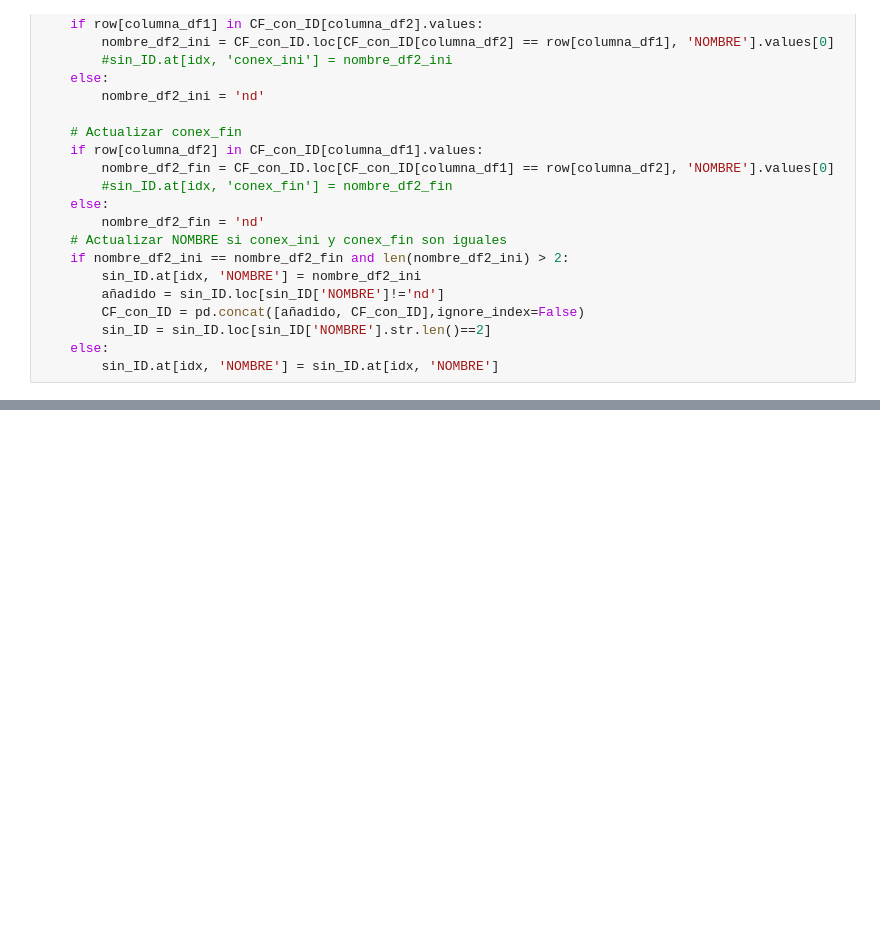
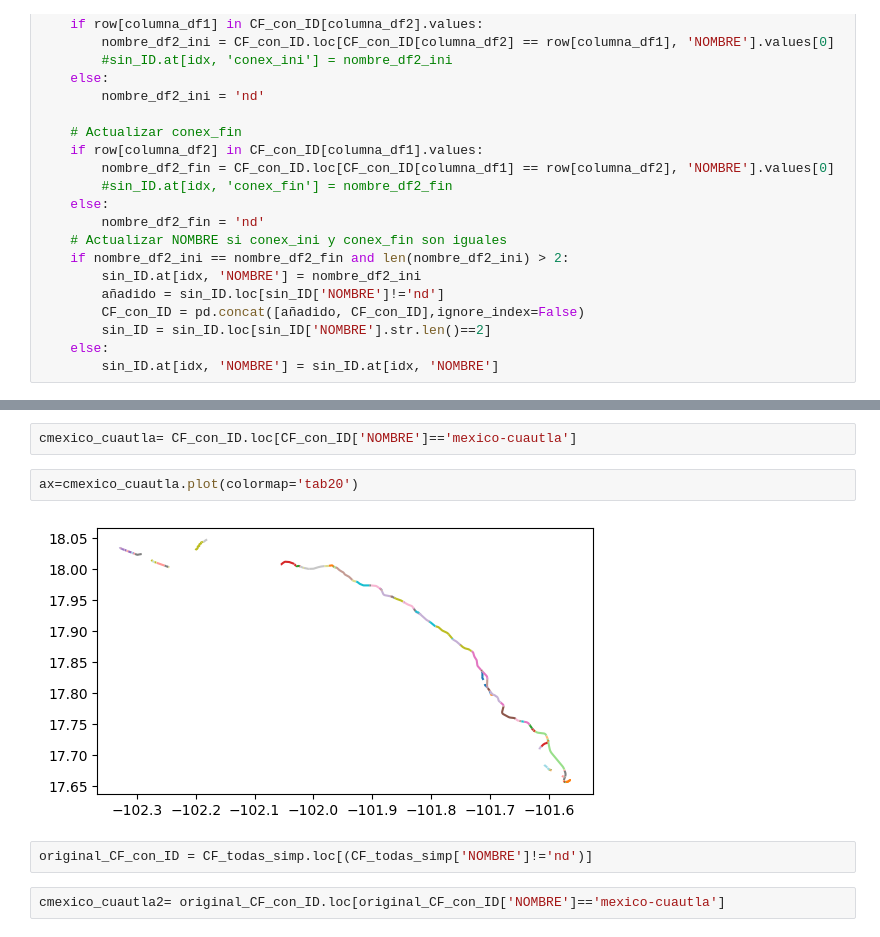
Before and after one commit to JorgeICS/Primeos_Analisis_Geopandas, a Jupyter notebook: filtrado_nodos.ipynb, the cells around one changed output, grey strips where cells are left out. Cells and saved outputs as stored; diff of their text form; blank space fills up the shorter version.

```diff
--- a/filtrado_nodos.ipynb
+++ b/filtrado_nodos.ipynb
@@ -306,0 +1217,10 @@ for idx, row in sin_ID.iterrows():
+# %%
+cmexico_cuautla= CF_con_ID.loc[CF_con_ID['NOMBRE']=='mexico-cuautla']
+# %%
+ax=cmexico_cuautla.plot(colormap='tab20')
+# %% [output]
+[figure, added]
+# %%
+original_CF_con_ID = CF_todas_simp.loc[(CF_todas_simp['NOMBRE']!='nd')]
+# %%
+cmexico_cuautla2= original_CF_con_ID.loc[original_CF_con_ID['NOMBRE']=='mexico-cuautla']
```
Also changed, not shown: parts of 183 cells of this notebook.
